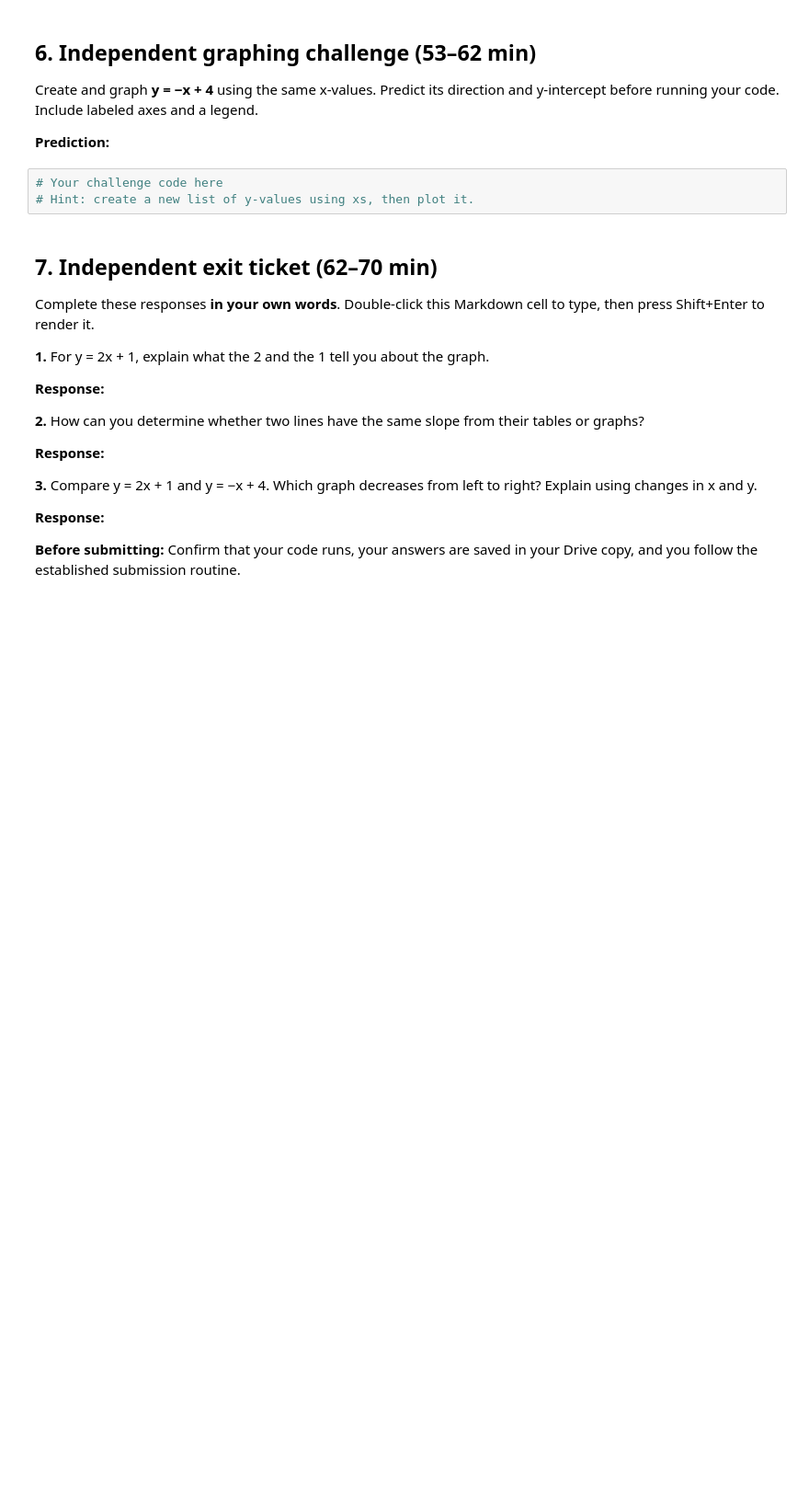
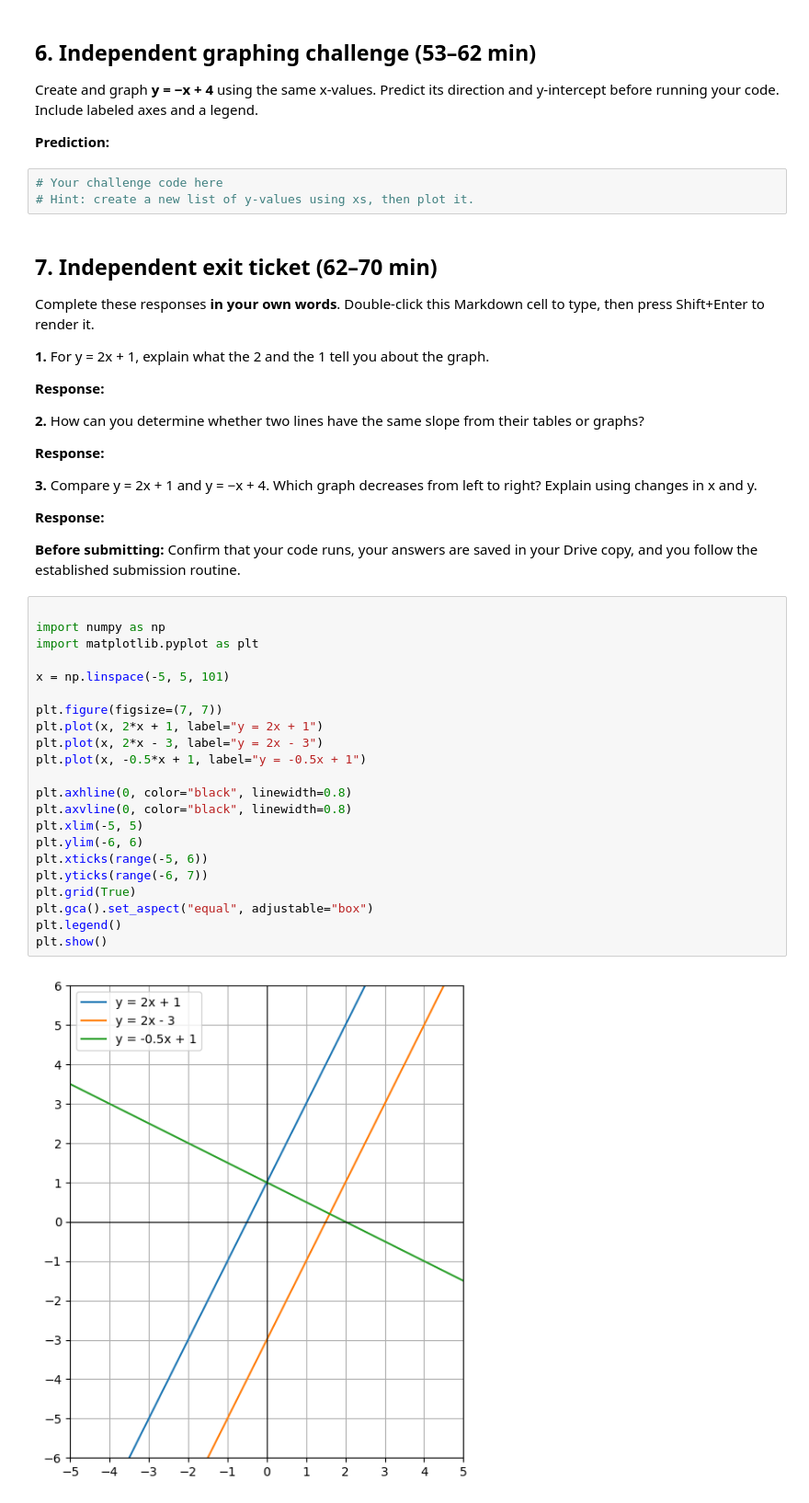
Before and after one commit to cazaresmr/doing-math-with-python-students, a Jupyter notebook: notebooks/session-04/student.ipynb, the cells around one changed output. Shown at 92% size. Cells and saved outputs as stored; diff of their text form; blank space fills up the shorter version.

```diff
--- a/notebooks/session-04/student.ipynb
+++ b/notebooks/session-04/student.ipynb
@@ -107,3 +107,27 @@ Complete these responses **in your own words**. Double-click this Markdown cell
 
 
 **Before submitting:** Confirm that your code runs, your answers are saved in your Drive copy, and you follow the established submission routine.
+# %%
+
+import numpy as np
+import matplotlib.pyplot as plt
+
+x = np.linspace(-5, 5, 101)
+
+plt.figure(figsize=(7, 7))
+plt.plot(x, 2*x + 1, label="y = 2x + 1")
+plt.plot(x, 2*x - 3, label="y = 2x - 3")
+plt.plot(x, -0.5*x + 1, label="y = -0.5x + 1")
+
+plt.axhline(0, color="black", linewidth=0.8)
+plt.axvline(0, color="black", linewidth=0.8)
+plt.xlim(-5, 5)
+plt.ylim(-6, 6)
+plt.xticks(range(-5, 6))
+plt.yticks(range(-6, 7))
+plt.grid(True)
+plt.gca().set_aspect("equal", adjustable="box")
+plt.legend()
+plt.show()
+# %% [output]
+[figure, added]
```
